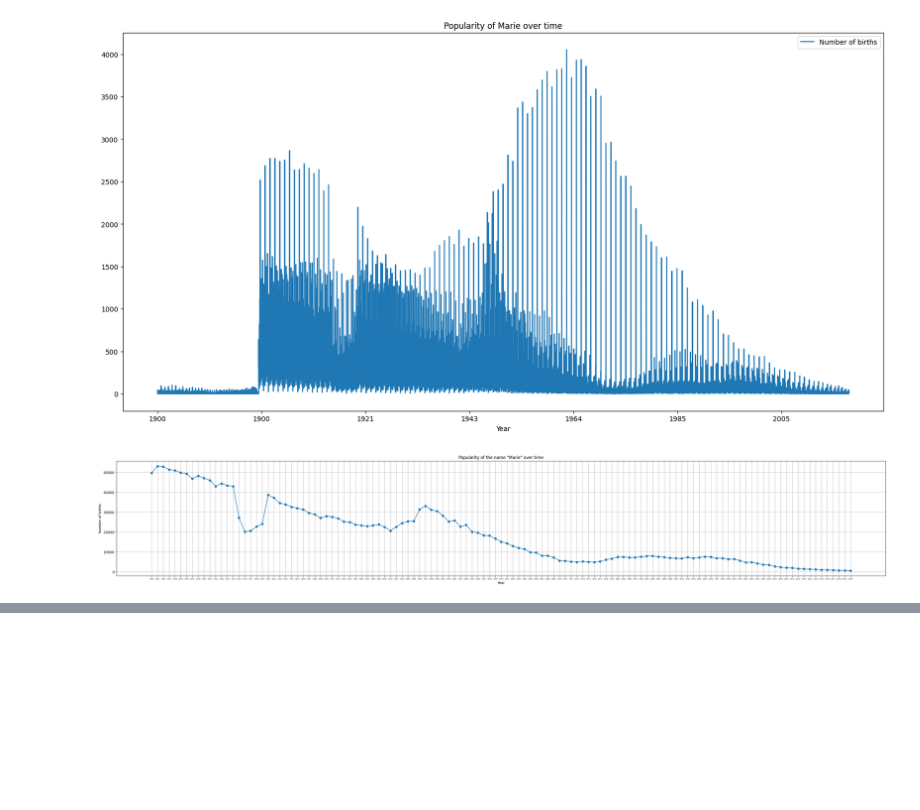
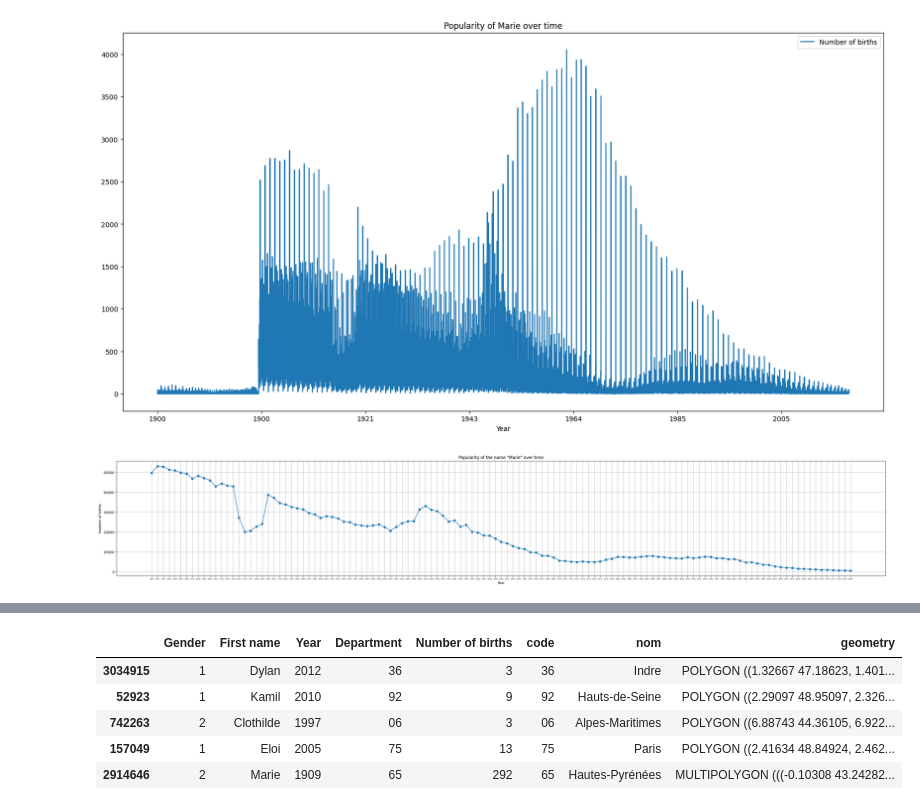
Before and after one commit to hghalebi/mini-project-data-visualization, a Jupyter notebook: test.ipynb, the cells around one changed output, grey strips where cells are left out. Cells and saved outputs as stored; diff of their text form; code cells hidden in the pictures; blank space fills up the shorter version.

```diff
--- a/Names_hints/test.ipynb
+++ b/test.ipynb
@@ -262,3 +251,8 @@ plt.grid()
 plt.show()
 # %% [output]
 [figure]
+# %%
+geo_file = 'Names_hints/departements-version-simplifiee.geojson'
+depts = gpd.read_file(geo_file)
+
+depts.sample(5)
@@ -264,0 +275,10 @@ plt.show()
+# %%
+merged_data = pd.merge(data, depts, left_on='Department', right_on='code')
+merged_data.sample(5)
+# %% [output]
+|  | Gender | First name | Year | Department | Number of births | code | nom | geometry |
+| 3034915 | 1 | Dylan | 2012 | 36 | 3 | 36 | Indre | POLYGON ((1.32667 47.18623, 1.401... |
+| 52923 | 1 | Kamil | 2010 | 92 | 9 | 92 | Hauts-de-Seine | POLYGON ((2.29097 48.95097, 2.326... |
+| 742263 | 2 | Clothilde | 1997 | 06 | 3 | 06 | Alpes-Maritimes | POLYGON ((6.88743 44.36105, 6.922... |
+| 157049 | 1 | Eloi | 2005 | 75 | 13 | 75 | Paris | POLYGON ((2.41634 48.84924, 2.462... |
+| 2914646 | 2 | Marie | 1909 | 65 | 292 | 65 | Hautes-Pyrénées | MULTIPOLYGON (((-0.10308 43.24282... |
```
Also changed, not shown: parts of 13 cells of this notebook, 8 other files.
